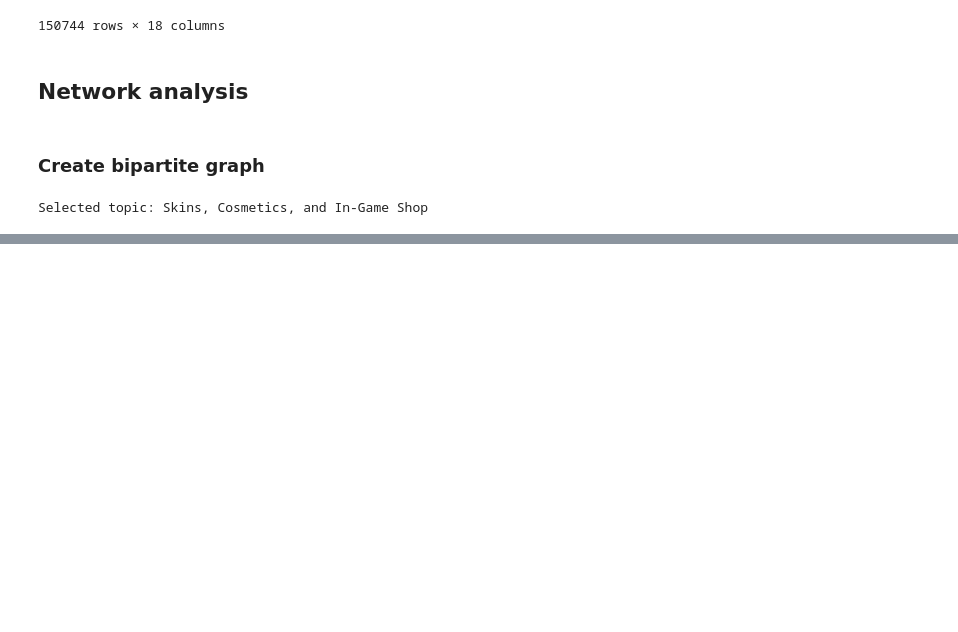
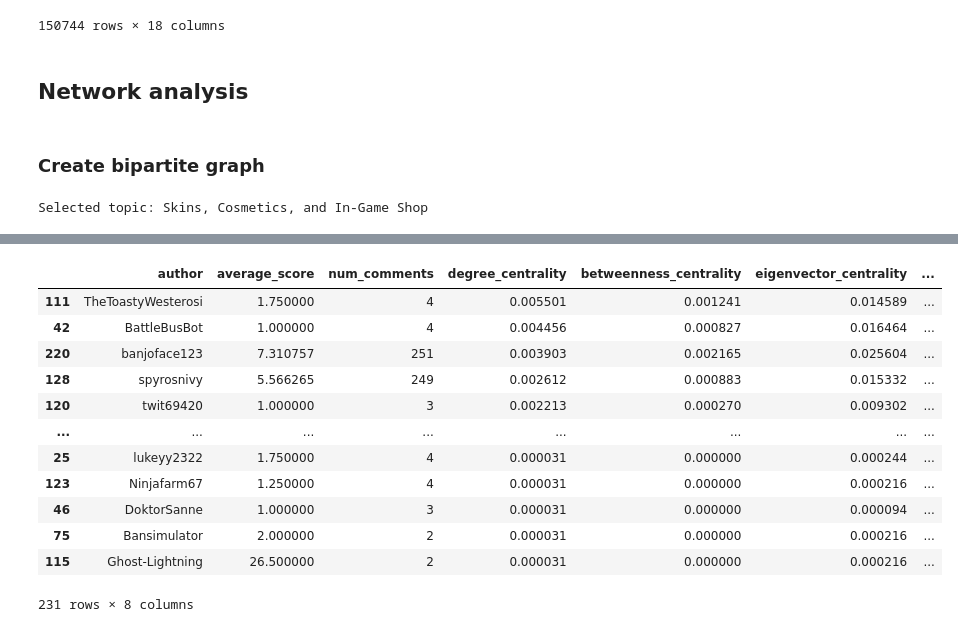
Before and after one commit to lakshyaag/INSY670-SocialMediaAnalytics-Group, a Jupyter notebook: Project/colab_code_v2.ipynb, the cells around one changed output, grey strips where cells are left out. Cells and saved outputs as stored; diff of their text form; code cells hidden in the pictures; blank space fills up the shorter version.

Commit message:
add author metrics

```diff
--- a/Project/colab_code_v2.ipynb
+++ b/Project/colab_code_v2.ipynb
@@ -925,0 +819,5 @@ get_community_dataframe(G_community)
+# %%
+G_community_df = get_community_dataframe(G_community)
+
+G_community_df
+# %% [output]
@@ -925,0 +825,13 @@ get_community_dataframe(G_community)
+|  | author | average_score | num_comments | degree_centrality | betweenness_centrality | eigenvector_centrality | ... |
+| 111 | TheToastyWesterosi | 1.750000 | 4 | 0.005501 | 0.001241 | 0.014589 | ... |
+| 42 | BattleBusBot | 1.000000 | 4 | 0.004456 | 0.000827 | 0.016464 | ... |
+| 220 | banjoface123 | 7.310757 | 251 | 0.003903 | 0.002165 | 0.025604 | ... |
+| 128 | spyrosnivy | 5.566265 | 249 | 0.002612 | 0.000883 | 0.015332 | ... |
+| 120 | twit69420 | 1.000000 | 3 | 0.002213 | 0.000270 | 0.009302 | ... |
+| ... | ... | ... | ... | ... | ... | ... | ... |
+| 25 | lukeyy2322 | 1.750000 | 4 | 0.000031 | 0.000000 | 0.000244 | ... |
+| 123 | Ninjafarm67 | 1.250000 | 4 | 0.000031 | 0.000000 | 0.000216 | ... |
+| 46 | DoktorSanne | 1.000000 | 3 | 0.000031 | 0.000000 | 0.000094 | ... |
+| 75 | Bansimulator | 2.000000 | 2 | 0.000031 | 0.000000 | 0.000216 | ... |
+| 115 | Ghost-Lightning | 26.500000 | 2 | 0.000031 | 0.000000 | 0.000216 | ... |
+231 rows × 8 columns
```
Also changed, not shown: parts of 25 cells of this notebook, 2 other files.
